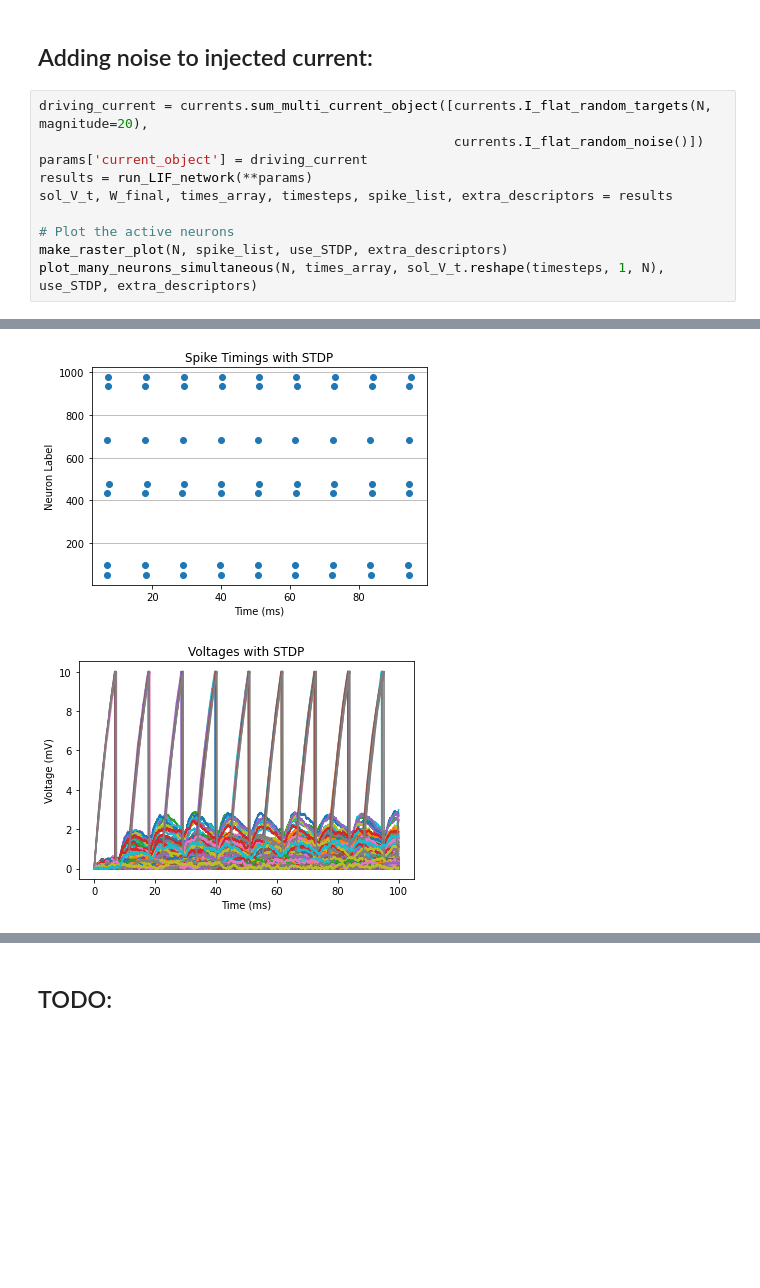
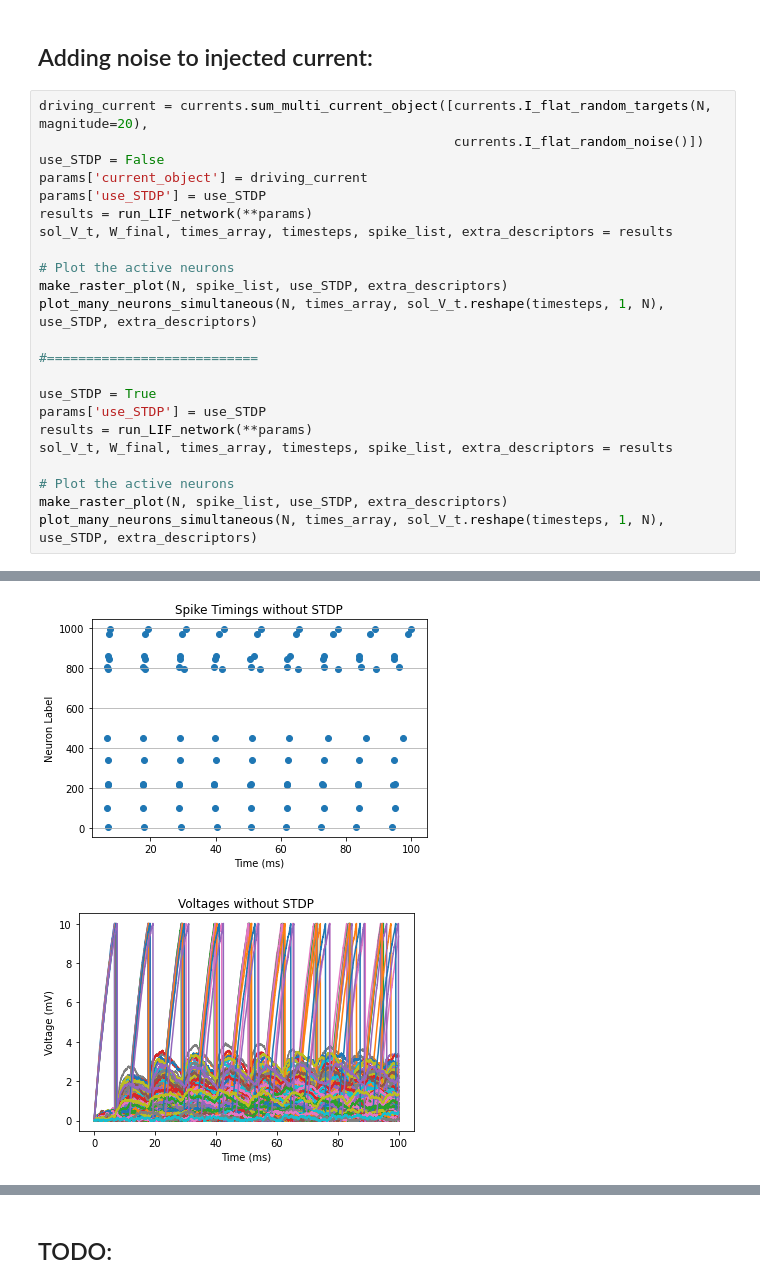
Before and after one commit to llfuller/memory_network, a Jupyter notebook: demos/April 15, 2021 Group Meeting/demo_LIF_April_15.ipynb, the cells around one changed output, grey strips where cells are left out. Saved outputs shown, nothing was run; the diff lists cells and outputs as text; blank space fills up the shorter version.

Commit message:
Added Demos and Current With Alternating Steps of Different Heights
Updated demo with extra simulation

```diff
--- a/demos/April 15, 2021 Group Meeting/demo_LIF_April_15.ipynb
+++ b/demos/April 15, 2021 Group Meeting/demo_LIF_April_15.ipynb
@@ -118,12 +120,25 @@ Program took 208.20796966552734 seconds to run.
 # %%
 driving_current = currents.sum_multi_current_object([currents.I_flat_random_targets(N, magnitude=20),
                                                      currents.I_flat_random_noise()])
+use_STDP = False
 params['current_object'] = driving_current
+params['use_STDP'] = use_STDP
 results = run_LIF_network(**params)
 sol_V_t, W_final, times_array, timesteps, spike_list, extra_descriptors = results
 
 # Plot the active neurons
 make_raster_plot(N, spike_list, use_STDP, extra_descriptors)
 plot_many_neurons_simultaneous(N, times_array, sol_V_t.reshape(timesteps, 1, N), use_STDP, extra_descriptors)
+
+#===========================
+
+use_STDP = True
+params['use_STDP'] = use_STDP
+results = run_LIF_network(**params)
+sol_V_t, W_final, times_array, timesteps, spike_list, extra_descriptors = results
+
+# Plot the active neurons
+make_raster_plot(N, spike_list, use_STDP, extra_descriptors)
+plot_many_neurons_simultaneous(N, times_array, sol_V_t.reshape(timesteps, 1, N), use_STDP, extra_descriptors)
 # %% [output]
 Running 1000 neurons for 10000 timesteps of size 0.01
@@ -131,2 +146,2 @@ Program took 209.19299912452698 seconds to run.
-[figure, old version]
+[figure, new version]
-[figure, old version]
+[figure, new version]
```
Also changed, not shown: parts of 2 cells of this notebook, 1 other file.
